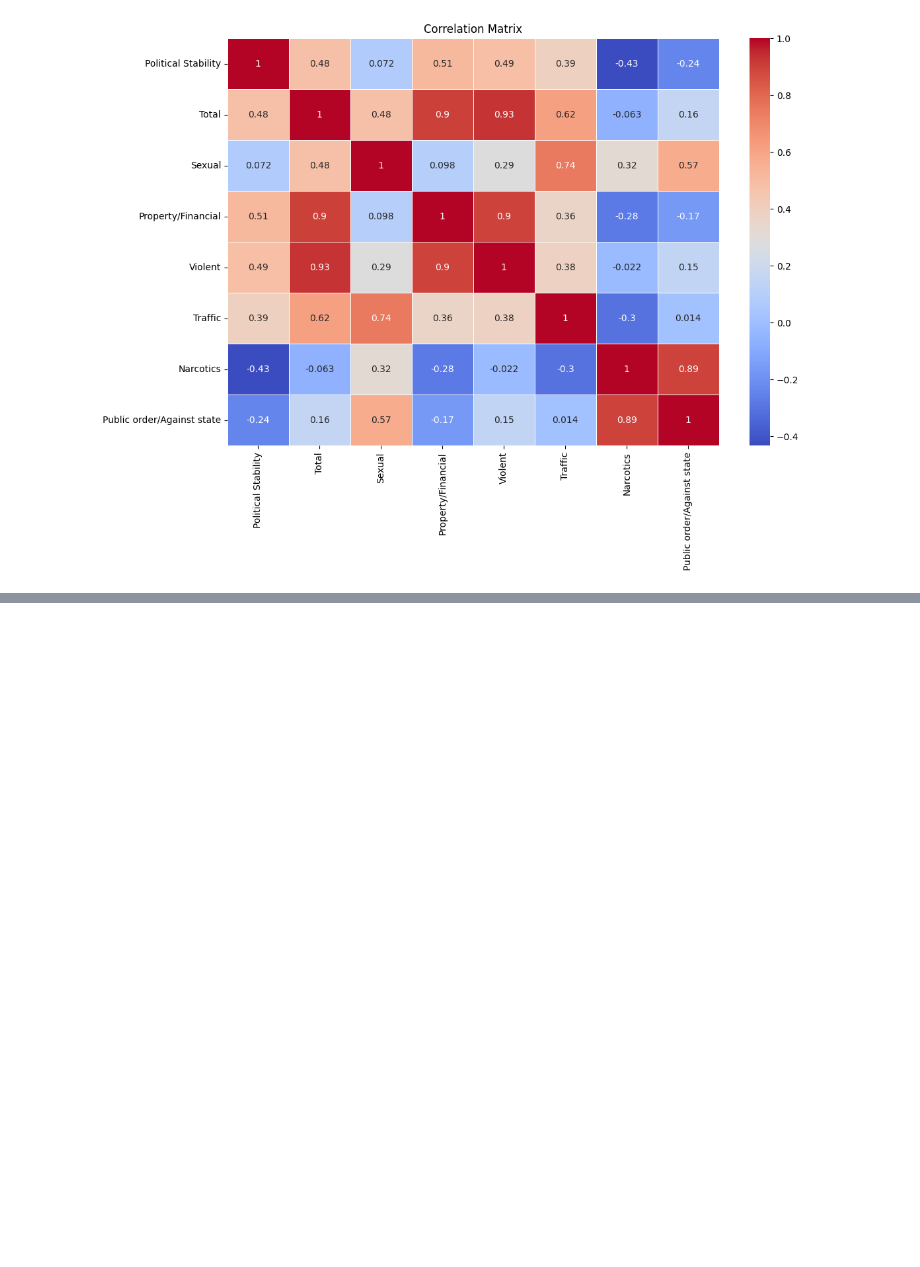
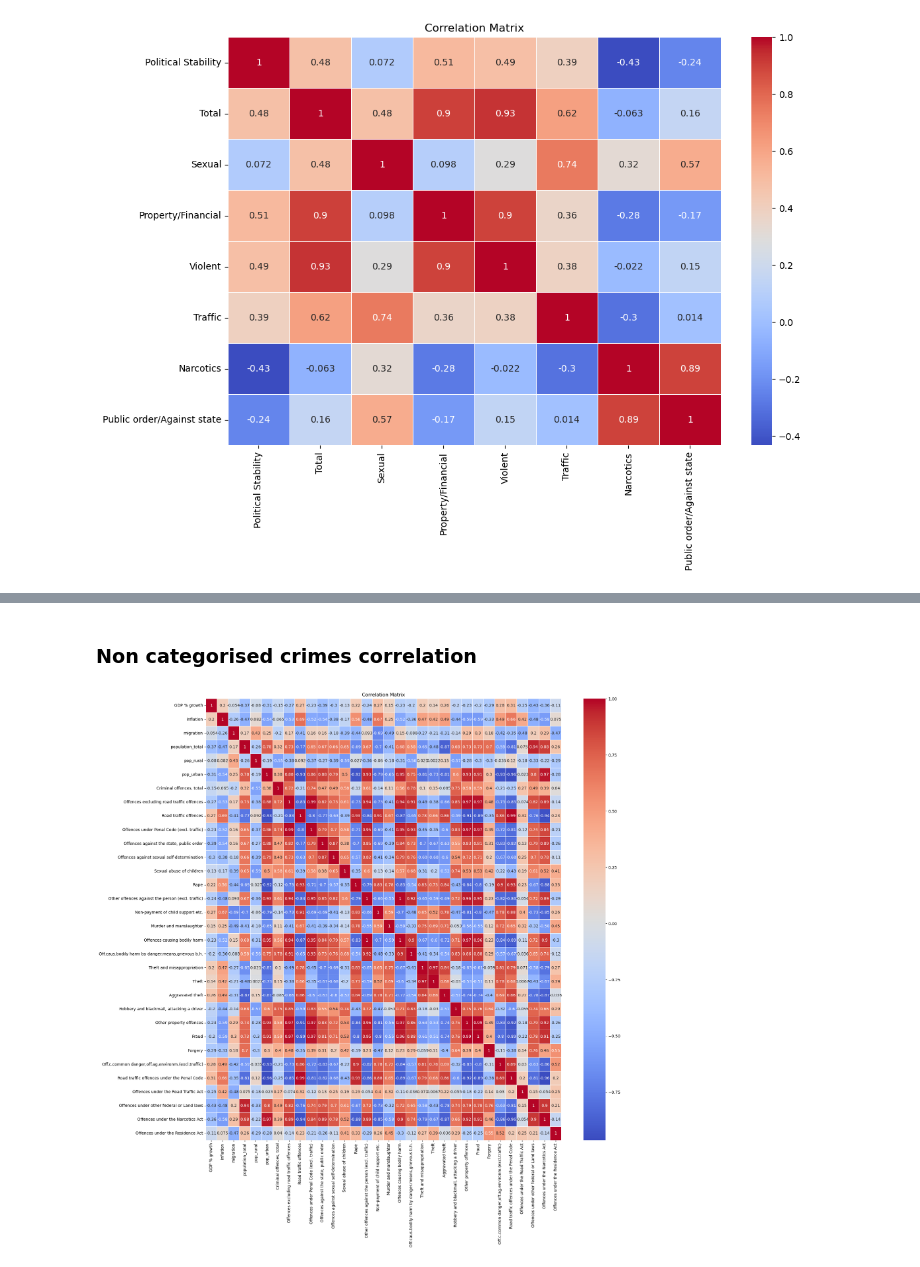
Before and after one commit to moktayoglu/2024-01-GermanCrimeAnalysis, a Jupyter notebook: exp/Correlation_Analysis.ipynb, the cells around one changed output, grey strips where cells are left out. Saved outputs shown, nothing was run; the diff lists cells and outputs as text; code cells hidden in the pictures; blank space fills up the shorter version.

```diff
--- a/exp/Correlation_Analysis.ipynb
+++ b/exp/Correlation_Analysis.ipynb
@@ -325,0 +340,7 @@ plt.show()
+# %% [markdown]
+### Non categorised crimes correlation
+# %%
+crime_data_cleaned = crime_data_cleaned.rename_axis("year")
+get_cor_heatmap(econ_data, crime_data_cleaned)
+# %% [output]
+[figure, added]
```
Also changed, not shown: parts of 21 cells of this notebook, 1 other file.
